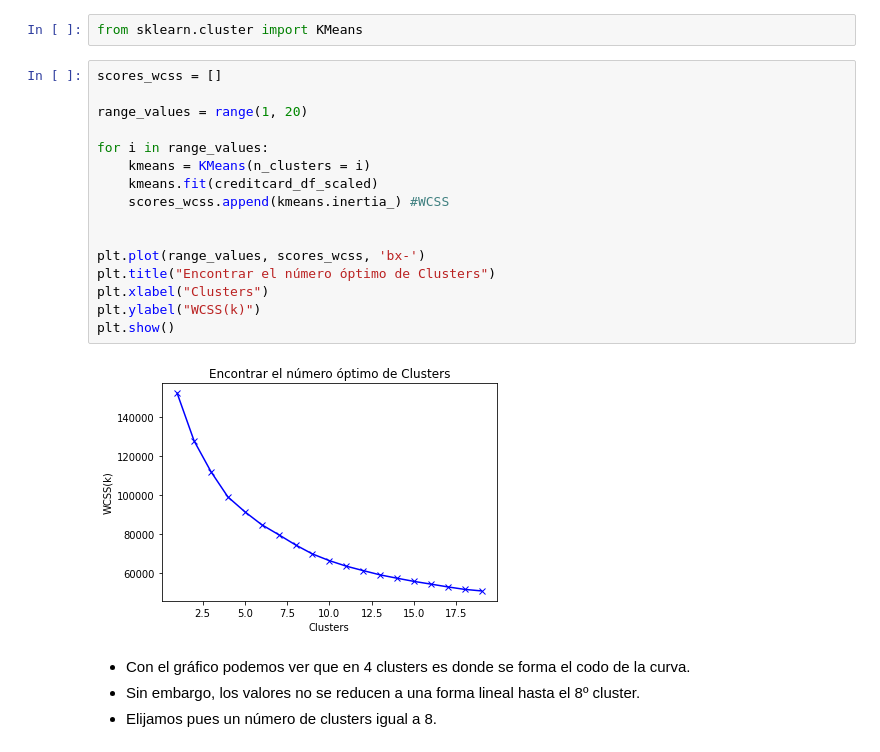
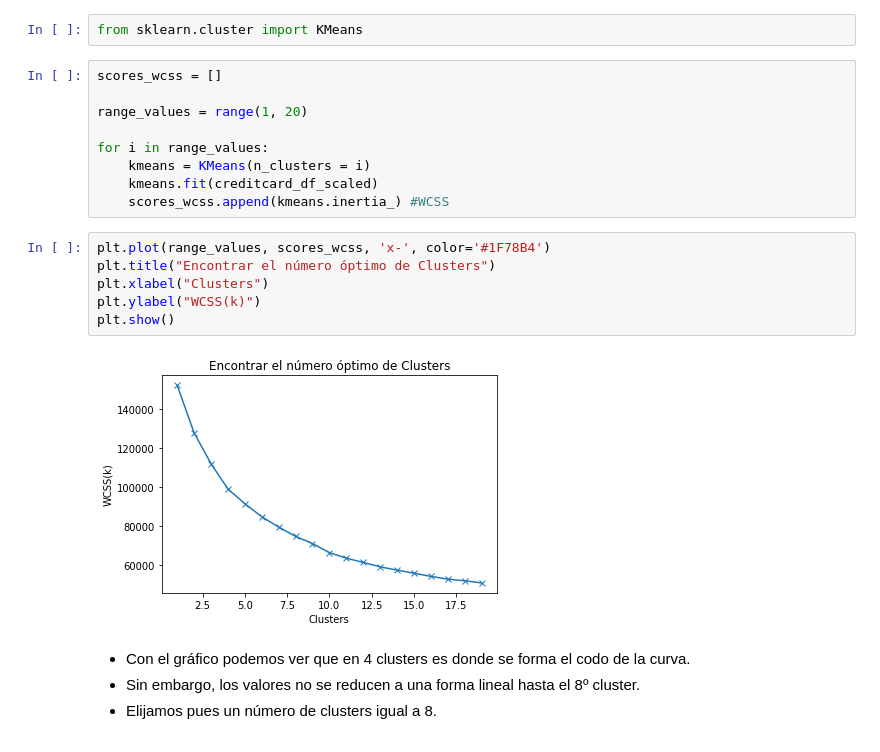
Before and after one commit to FaustinoAndres/customer_classification_with_K-Means, a Jupyter notebook: customer_classification_with_K-Means.ipynb, the cells around one changed output. Drawn from its saved outputs; the diff is of its cells as text.

```diff
--- a/customer_classification_with_K-Means.ipynb
+++ b/customer_classification_with_K-Means.ipynb
@@ -313,15 +313,14 @@ for i in range_values:
     kmeans = KMeans(n_clusters = i)
     kmeans.fit(creditcard_df_scaled)
     scores_wcss.append(kmeans.inertia_) #WCSS
-
-
-plt.plot(range_values, scores_wcss, 'bx-')
-plt.title("Encontrar el número óptimo de Clusters")
-plt.xlabel("Clusters")
-plt.ylabel("WCSS(k)")
-plt.show()
-# %% [output]
-[figure, removed]
+# %%
+plt.plot(range_values, scores_wcss, 'x-', color='#1F78B4')
+plt.title("Encontrar el número óptimo de Clusters")
+plt.xlabel("Clusters")
+plt.ylabel("WCSS(k)")
+plt.show()
+# %% [output]
+[figure, added]
 # %% [markdown]
 - Con el gráfico podemos ver que en 4 clusters es donde se forma el codo de la curva.
 - Sin embargo, los valores no se reducen a una forma lineal hasta el 8º cluster.
```
Also changed, not shown: parts of 7 cells of this notebook.
